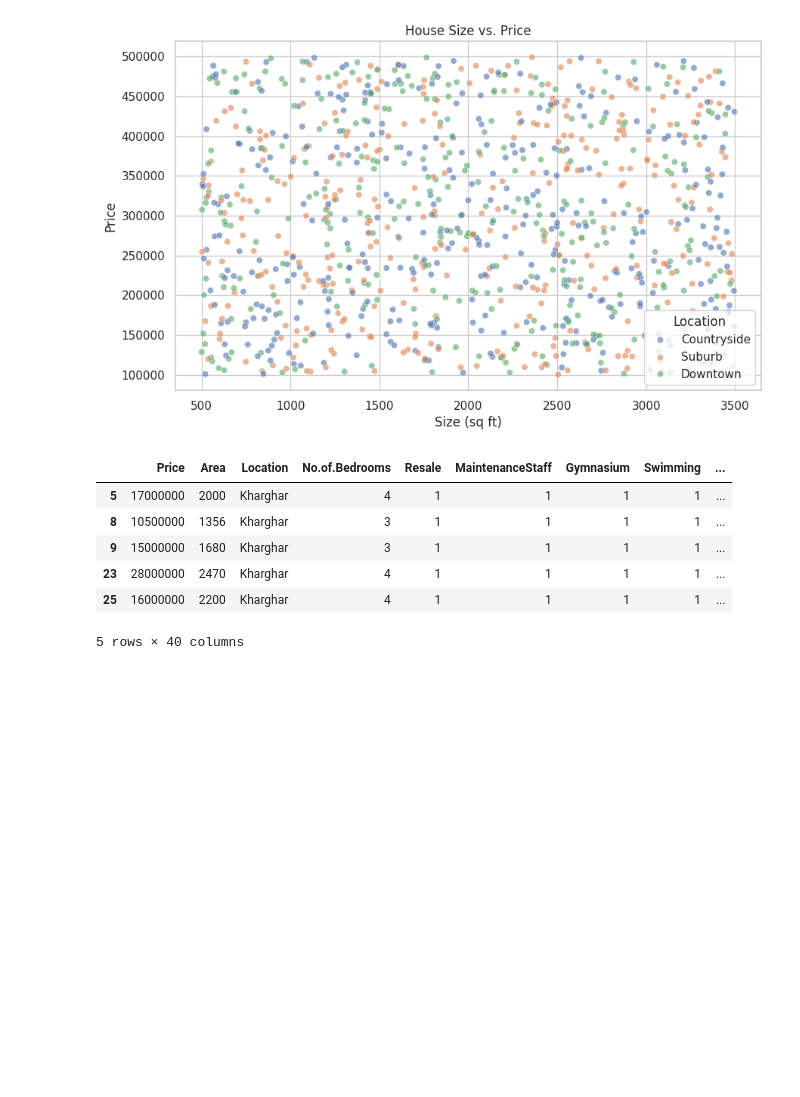
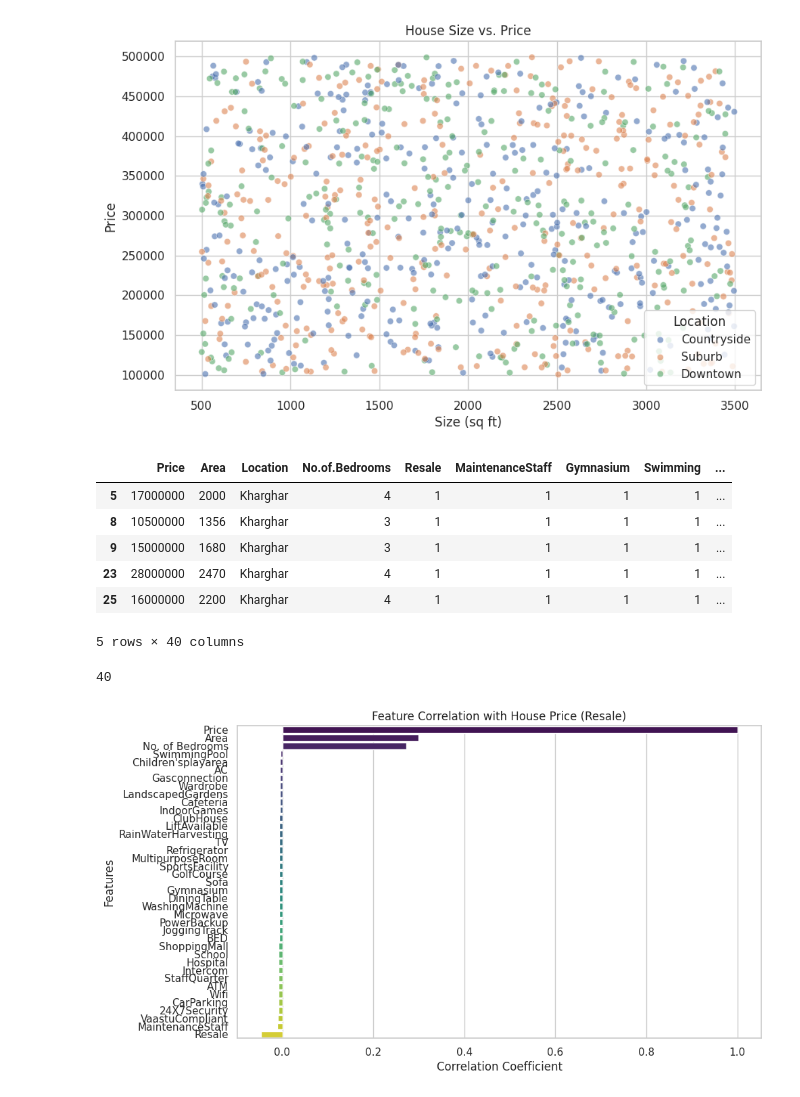
Before and after one commit to mohit052003/House_Price_Prediction_Application, a Jupyter notebook: Copy_of_HousePricePrediction.ipynb, the cells around one changed output. Drawn from its saved outputs; the diff is of its cells as text; code cells hidden in the pictures; blank space fills up the shorter version.

```diff
--- a/Copy_of_HousePricePrediction.ipynb
+++ b/Copy_of_HousePricePrediction.ipynb
@@ -270,0 +274,39 @@ filtered_df.head()
+# %%
+# Load the Dataset
+df = pd.read_csv('/content/Mumbai.csv')
+
+# Get the current column names
+current_columns = df.columns.tolist()
+
+# Check the number of columns
+print(len(current_columns))
+
+# Rename columns to the new structure if the count matches
+# df.columns = ['Location', 'Area', 'No.of.Bedrooms', 'Resale', 'Swimming', 'Gymnassium', 'Golfcourse', 'Proximity_to_Schools', 'Proximity_to_Public_Transport', 'Crime_Rate', 'Energy_Efficiency_Rating', 'Nearby_Parks', 'Internet_Availability']
+
+# Display the first five rows
+df.head()
+
+# Calculate the correlation matrix
+# Include only numerical features for correlation analysis
+correlation_matrix = df.select_dtypes(include=np.number).corr()
+
+# Extract the correlation of each feature with the target variable (Resale)
+target_correlation = correlation_matrix['Price'].sort_values(ascending=False)
+
+# Create a DataFrame for better visualization
+target_correlation_df = target_correlation.reset_index()
+target_correlation_df.columns = ['Feature', 'Correlation with Resale']
+
+# Plot the correlation with the target variable
+plt.figure(figsize=(10, 6))
+sns.barplot(data=target_correlation_df, x='Correlation with Resale', y='Feature', palette='viridis')
+plt.title('Feature Correlation with House Price (Resale)')
+plt.xlabel('Correlation Coefficient')
+plt.ylabel('Features')
+plt.show()
+
+# Proceed with model training and predictions...
+# %% [output]
+40
+[figure, added]
```
Also changed, not shown: parts of 1 cell of this notebook.
